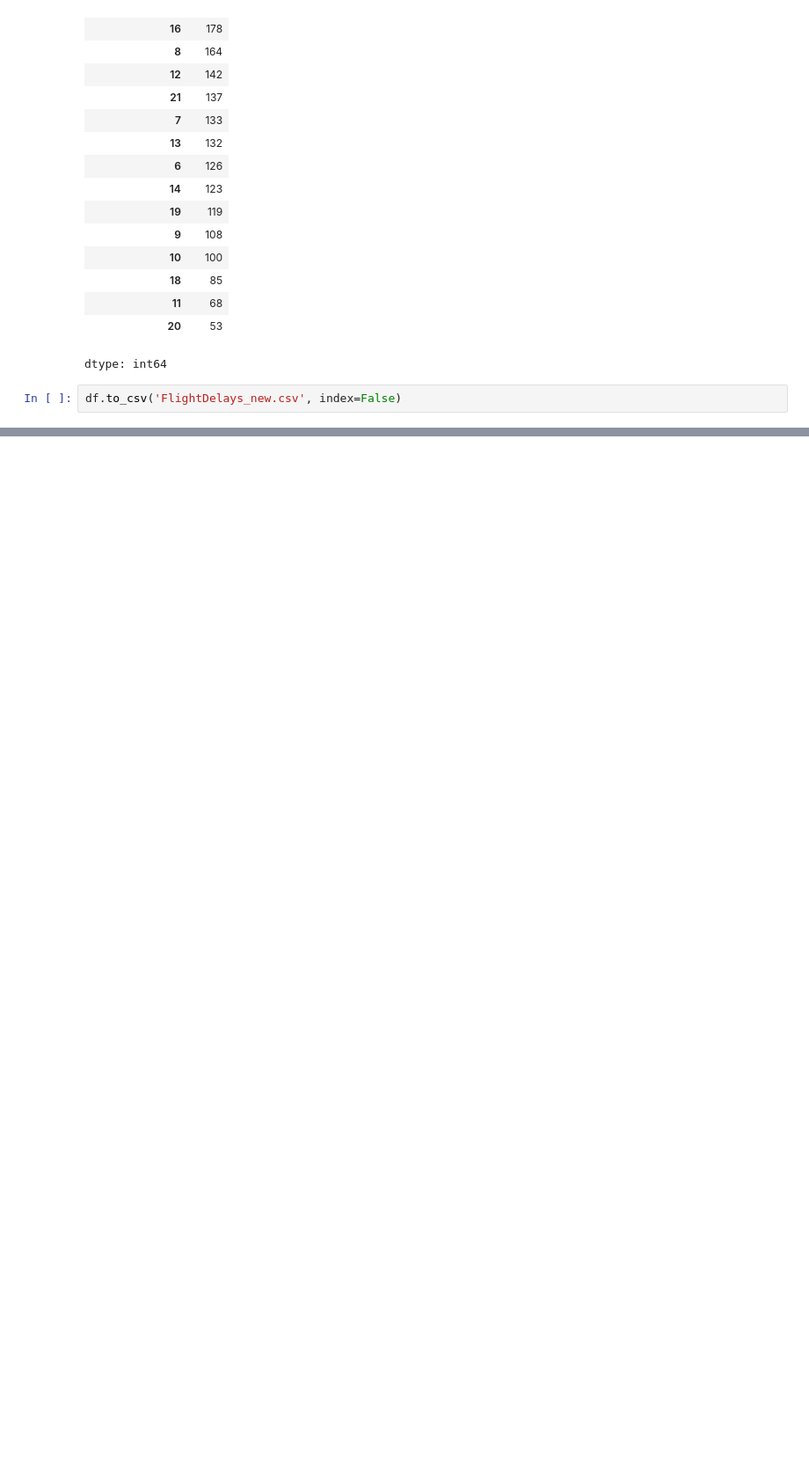
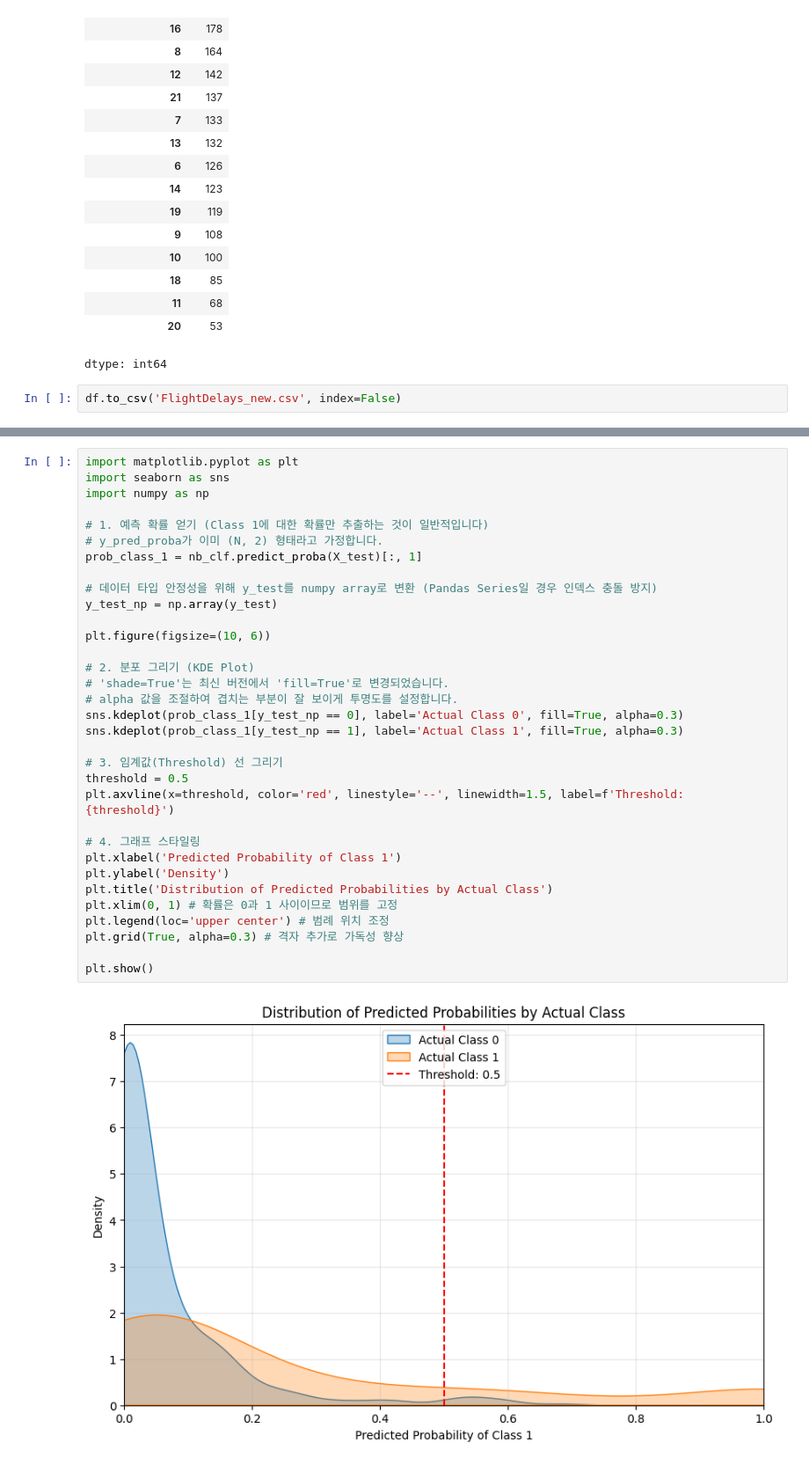
Before and after one commit to datadigger01/AppStatMat, a Jupyter notebook: FlightDelay_NaiveBayes_Classification.ipynb, the cells around one changed output, grey strips where cells are left out. Shown at 88% size. Saved outputs shown, nothing was run; the diff lists cells and outputs as text; blank space fills up the shorter version.

```diff
--- a/FlightDelay_NaiveBayes_Classification.ipynb
+++ b/FlightDelay_NaiveBayes_Classification.ipynb
@@ -280,0 +328,35 @@ Classification report:
+# %%
+import matplotlib.pyplot as plt
+import seaborn as sns
+import numpy as np
+
+# 1. 예측 확률 얻기 (Class 1에 대한 확률만 추출하는 것이 일반적입니다)
+# y_pred_proba가 이미 (N, 2) 형태라고 가정합니다.
+prob_class_1 = nb_clf.predict_proba(X_test)[:, 1]
+
+# 데이터 타입 안정성을 위해 y_test를 numpy array로 변환 (Pandas Series일 경우 인덱스 충돌 방지)
+y_test_np = np.array(y_test)
+
+plt.figure(figsize=(10, 6))
+
+# 2. 분포 그리기 (KDE Plot)
+# 'shade=True'는 최신 버전에서 'fill=True'로 변경되었습니다.
+# alpha 값을 조절하여 겹치는 부분이 잘 보이게 투명도를 설정합니다.
+sns.kdeplot(prob_class_1[y_test_np == 0], label='Actual Class 0', fill=True, alpha=0.3)
+sns.kdeplot(prob_class_1[y_test_np == 1], label='Actual Class 1', fill=True, alpha=0.3)
+
+# 3. 임계값(Threshold) 선 그리기
+threshold = 0.5
+plt.axvline(x=threshold, color='red', linestyle='--', linewidth=1.5, label=f'Threshold: {threshold}')
+
+# 4. 그래프 스타일링
+plt.xlabel('Predicted Probability of Class 1')
+plt.ylabel('Density')
+plt.title('Distribution of Predicted Probabilities by Actual Class')
+plt.xlim(0, 1) # 확률은 0과 1 사이이므로 범위를 고정
+plt.legend(loc='upper center') # 범례 위치 조정
+plt.grid(True, alpha=0.3) # 격자 추가로 가독성 향상
+
+plt.show()
+# %% [output]
+[figure, added]
```
Also changed, not shown: parts of 5 cells of this notebook.
